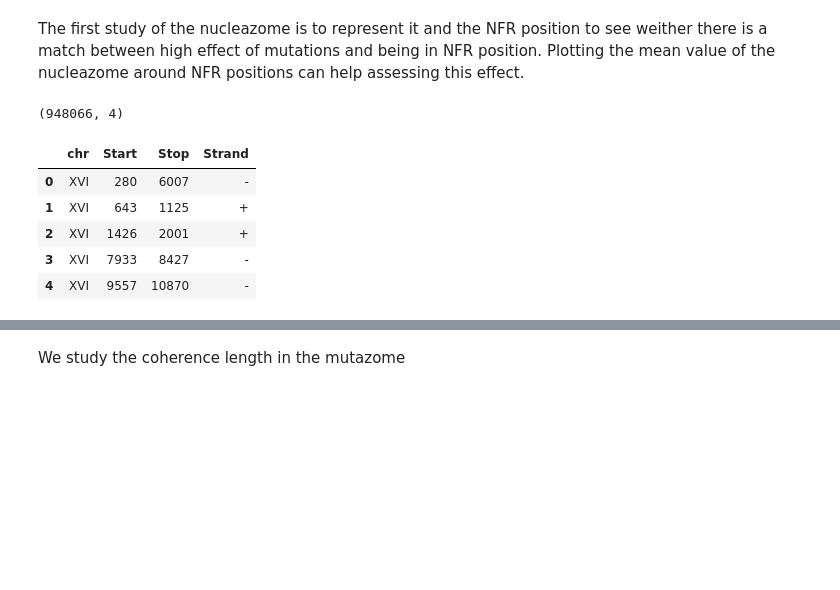
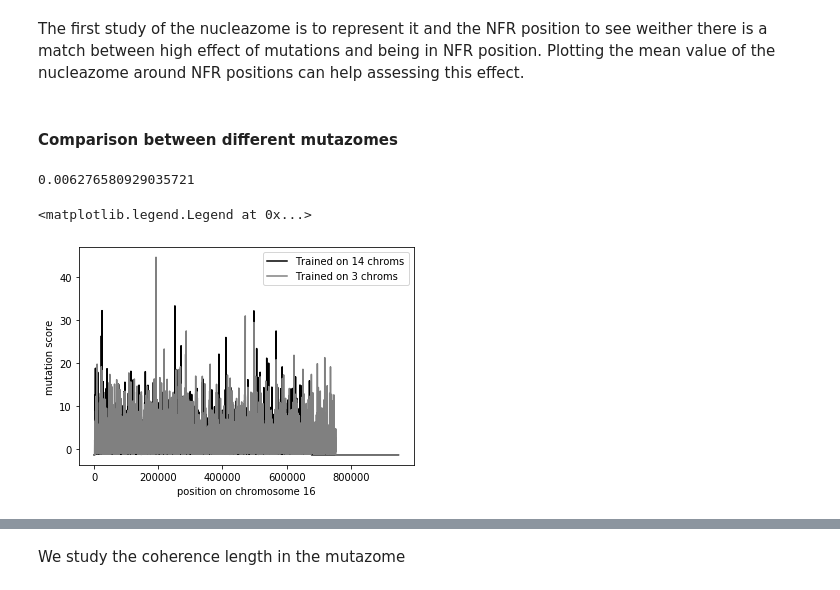
Before and after one commit to etirouthier/NucleosomeDensity, a Jupyter notebook: Programme/Studying_mutazome.ipynb, the cells around one changed output, grey strips where cells are left out. Saved outputs shown, nothing was run; the diff lists cells and outputs as text; code cells hidden in the pictures; blank space fills up the shorter version.

```diff
--- a/Programme/Studying_mutazome.ipynb
+++ b/Programme/Studying_mutazome.ipynb
@@ -35,15 +33,0 @@ mutation_map = np.load('../Results_nucleosome/mutazome_CNN_nucleosome_in_vivo.np
-# %%
-mutation_map.shape
-# %% [output]
-(948066, 4)
-# %%
-# Gene position in S.cerevisiae chromosome 16.
-position = pd.read_csv('./Start_data/position_genes.txt')
-position.head()
-# %% [output]
-|  | chr | Start | Stop | Strand |
-| 0 | XVI | 280 | 6007 | - |
-| 1 | XVI | 643 | 1125 | + |
-| 2 | XVI | 1426 | 2001 | + |
-| 3 | XVI | 7933 | 8427 | - |
-| 4 | XVI | 9557 | 10870 | - |
@@ -49,0 +63,24 @@ position.head()
+# %% [markdown]
+#### Comparison between different mutazomes
+# %%
+mutation_map = np.sum(np.load('../Results_nucleosome/mutazome_CNN_nucleosome_in_vivo.npy'), axis=1)
+#mutation_map1 = np.sum(np.load('../Results_nucleosome/mutazome_2001.npy'), axis=1)
+mutation_map2 = np.sum(np.load('../Results_nucleosome/mutazome_CNN_nucleosome_in_vivo_chr1_2_3applied_on_chr16.npy')[:, 0],
+                       axis=1)
+print(np.std(mutation_map))
+mutation_map = (mutation_map - np.mean(mutation_map[:600000])) / np.std(mutation_map[:600000])
+#mutation_map1 = (mutation_map1 - np.mean(mutation_map1)) / np.std(mutation_map1)
+mutation_map2 = (mutation_map2 - np.mean(mutation_map2[:600000])) / np.std(mutation_map2[:600000])
+
+fig = plt.figure()
+ax = fig.add_subplot(1, 1, 1)
+
+ax.plot(mutation_map, 'k', label='Trained on 14 chroms')
+ax.plot(mutation_map2, 'gray', label='Trained on 3 chroms')
+ax.set_facecolor('white')
+ax.set(xlabel='position on chromosome 16', ylabel='mutation score')
+ax.legend()
+# %% [output]
+0.006276580929035721
+<matplotlib.legend.Legend at 0x...>
+[figure, added]
```
Also changed, not shown: parts of 95 cells of this notebook, 11 other files.
